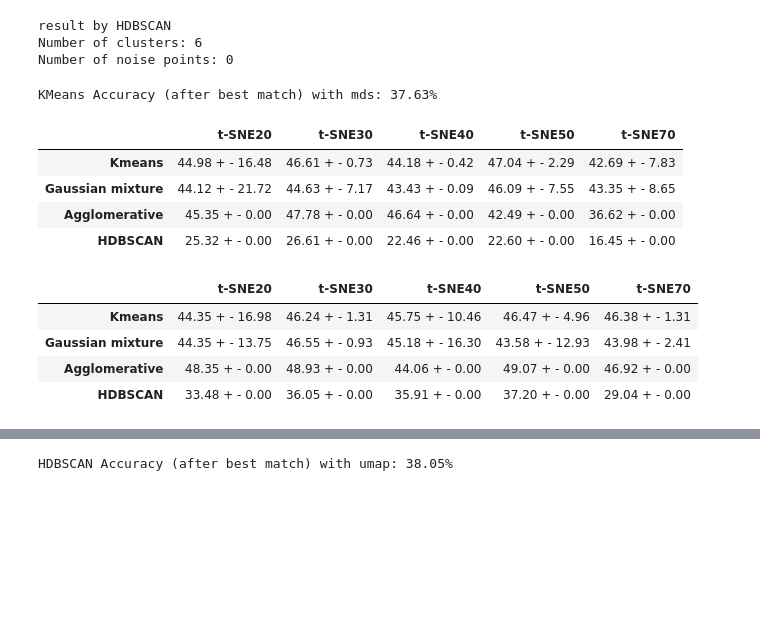
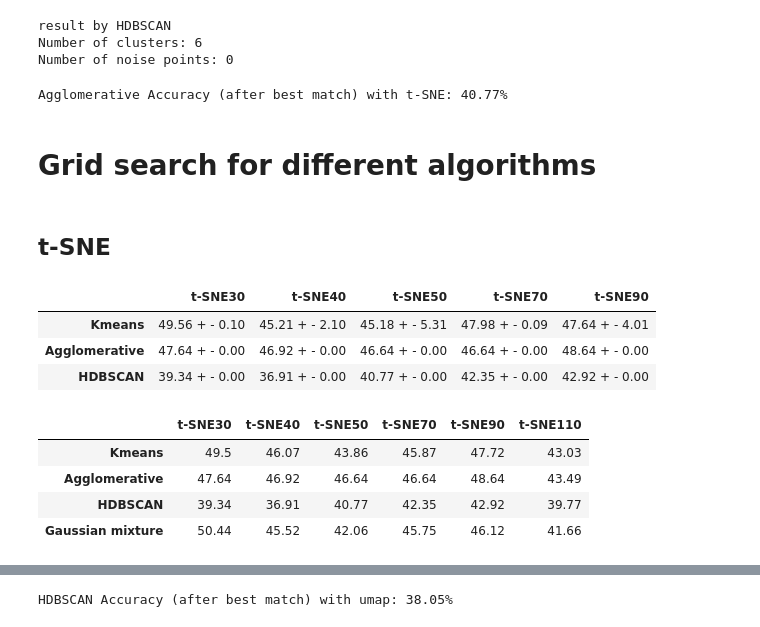
Before and after one commit to PulyaPolya/genres, a Jupyter notebook: ast_embedding_clustering.ipynb, the cells around one changed output, grey strips where cells are left out. Cells and saved outputs as stored; diff of their text form; code cells hidden in the pictures; blank space fills up the shorter version.

```diff
--- a/ast_embedding_clustering.ipynb
+++ b/ast_embedding_clustering.ipynb
@@ -84,7 +75,7 @@ class ASTForGenreClassification(PreTrainedModel):
         return SequenceClassifierOutput(loss=loss, logits=logits)
 # %%
 import os
-os.environ["HF_TOKEN"] =   ""
-model = ASTForGenreClassification.from_pretrained("PolinaKozarovytska/ast_merge", revision= "83580f85ab0b522005a69c7b1bb7f31e0d891589")
+os.environ["HF_TOKEN"] =
+model = ASTForGenreClassification.from_pretrained("PolinaKozarovytska/ast_merge", revision="a760cfb2527c85ad2f72dfb71f6ef100971319af")
 model.eval()  # set to evaluation mode
 # %% [output]
@@ -153,14 +143,18 @@ lst[10]
 # %%
 from tqdm import tqdm
 import torch
+target_time = 1020
 def get_embeddings(X, y):
     spectrograms = {}
     target_time = 1020
     for i in tqdm(range(len(y))):
         spec = X[i]
         label = y[i]
+        # if spec.shape[0] > target_time:
+        #     spec = spec[:target_time, :]
         if spec.shape[0] > target_time:
-            spec = spec[:target_time, :]
+            start = (spec.shape[0] - target_time) // 2
+            spec = spec[start: start + target_time, :]
         spec = torch.tensor(spec, dtype=torch.float32).unsqueeze(0)
         try:
             with torch.no_grad():
@@ -316,21 +307,25 @@ aligned_predicted_labels = np.array([mapping[label] for label in predicted_label
 accuracy = (aligned_predicted_labels == true_labels_enc).mean()
 print(f"{algorithm} Accuracy (after best match) with {reduction}: {accuracy:.2%}")
 # %% [output]
-KMeans Accuracy (after best match) with mds: 37.63%
+Agglomerative Accuracy (after best match) with t-SNE: 40.77%
 # %%
-# from sklearn.cluster import AgglomerativeClustering
+from sklearn.cluster import AgglomerativeClustering
 algorithm = "Agglomerative"
-agglomerative = AgglomerativeClustering(n_clusters=7).fit(spectrograms_reduced)
+agglomerative = AgglomerativeClustering(n_clusters=7, linkage = "complete").fit(spectrograms_reduced)
 predicted_labels = agglomerative.labels_
+# %% [markdown]
+# Grid search for different algorithms
+# %% [markdown]
+## t-SNE
 # %%
 # testing different parameters for tsne
 import pandas as pd
 from tqdm import tqdm
 import random
 num_trials = 5
-values = [20, 30, 40, 50, 70]
+values = [ 30, 40, 50, 70, 90, 110]
 reduction_names = [ "t-SNE" + str(elem) for elem in values]
-algorithms_names = ["Kmeans", "Gaussian mixture",  "Agglomerative", "HDBSCAN"]
+algorithms_names = ["Kmeans",  "Agglomerative", "HDBSCAN", "Gaussian mixture"]
 seeds = []
 df = pd.DataFrame(
     [[[] for _ in reduction_names] for _ in algorithms_names],
@@ -341,18 +336,19 @@ for i in tqdm(range(num_trials)):
     seed = random.randint(0, 2**21-1)
     seeds.append(seed)
     for j, perpl in enumerate(values):
-        spectrograms_reduced = TSNE(n_components=3, perplexity=perpl, random_state=42).fit_transform(spectrograms_scaled)
+        spectrograms_reduced = TSNE(n_components=2, perplexity=perpl, random_state=42).fit_transform(spectrograms_scaled)
         for algorithm in algorithms_names:
             #print(algorithm)
             try:
                 predicted_labels= cluster_points(name= algorithm, spectrograms_reduced=spectrograms_reduced, num_cluster = 7,
-                                                seed = seed, min_cluster_size =15, max_cluster_size= 120, eigen_tol= eigen_tol)
+                                                seed = seed, min_cluster_size =15, max_cluster_size= 120, eigen_tol= 0.0)
                 acc = get_accuracy(true_labels_enc, predicted_labels)
                 df.at[algorithm,reduction_names[j]].append( "{:.2f}".format(acc*100))
             except Exception as e:
                 print(f"problems with method {algorithm}, {reduction}")
+                print(e)
 # %%
-df_averages = pd.DataFrame(index=algorithms_names, columns=reduction_names) # tsne with 3 components
+df_averages = pd.DataFrame(index=algorithms_names, columns=reduction_names) #no tsne with 3 components
 for reduction in reduction_names:
         for algorithm in algorithms_names:
             scores = np.array(df.at[algorithm, reduction], dtype=float)
@@ -361,23 +357,22 @@ for reduction in reduction_names:
             df_averages.at[algorithm, reduction] = f"{mean} + - {var}"
 df_averages
 # %% [output]
-|  | t-SNE20 | t-SNE30 | t-SNE40 | t-SNE50 | t-SNE70 |
-| Kmeans | 44.98 + - 16.48 | 46.61 + - 0.73 | 44.18 + - 0.42 | 47.04 + - 2.29 | 42.69 + - 7.83 |
-| Gaussian mixture | 44.12 + - 21.72 | 44.63 + - 7.17 | 43.43 + - 0.09 | 46.09 + - 7.55 | 43.35 + - 8.65 |
-| Agglomerative | 45.35 + - 0.00 | 47.78 + - 0.00 | 46.64 + - 0.00 | 42.49 + - 0.00 | 36.62 + - 0.00 |
-| HDBSCAN | 25.32 + - 0.00 | 26.61 + - 0.00 | 22.46 + - 0.00 | 22.60 + - 0.00 | 16.45 + - 0.00 |
+|  | t-SNE30 | t-SNE40 | t-SNE50 | t-SNE70 | t-SNE90 |
+| Kmeans | 49.56 + - 0.10 | 45.21 + - 2.10 | 45.18 + - 5.31 | 47.98 + - 0.09 | 47.64 + - 4.01 |
+| Agglomerative | 47.64 + - 0.00 | 46.92 + - 0.00 | 46.64 + - 0.00 | 46.64 + - 0.00 | 48.64 + - 0.00 |
+| HDBSCAN | 39.34 + - 0.00 | 36.91 + - 0.00 | 40.77 + - 0.00 | 42.35 + - 0.00 | 42.92 + - 0.00 |
 # %%
 df_averages = pd.DataFrame(index=algorithms_names, columns=reduction_names) # tsne with 2 components
 for reduction in reduction_names:
         for algorithm in algorithms_names:
             scores = np.array(df.at[algorithm, reduction], dtype=float)
             mean = "{:.2f}".format(np.mean(scores))
             var ="{:.2f}".format(np.var(scores))
-            df_averages.at[algorithm, reduction] = f"{mean} + - {var}"
+            df_averages.at[algorithm, reduction] = float(mean) #float(mean) #f"{mean} + - {var}"
 df_averages
 # %% [output]
-|  | t-SNE20 | t-SNE30 | t-SNE40 | t-SNE50 | t-SNE70 |
-| Kmeans | 44.35 + - 16.98 | 46.24 + - 1.31 | 45.75 + - 10.46 | 46.47 + - 4.96 | 46.38 + - 1.31 |
-| Gaussian mixture | 44.35 + - 13.75 | 46.55 + - 0.93 | 45.18 + - 16.30 | 43.58 + - 12.93 | 43.98 + - 2.41 |
-| Agglomerative | 48.35 + - 0.00 | 48.93 + - 0.00 | 44.06 + - 0.00 | 49.07 + - 0.00 | 46.92 + - 0.00 |
-| HDBSCAN | 33.48 + - 0.00 | 36.05 + - 0.00 | 35.91 + - 0.00 | 37.20 + - 0.00 | 29.04 + - 0.00 |
+|  | t-SNE30 | t-SNE40 | t-SNE50 | t-SNE70 | t-SNE90 | t-SNE110 |
+| Kmeans | 49.5 | 46.07 | 43.86 | 45.87 | 47.72 | 43.03 |
+| Agglomerative | 47.64 | 46.92 | 46.64 | 46.64 | 48.64 | 43.49 |
+| HDBSCAN | 39.34 | 36.91 | 40.77 | 42.35 | 42.92 | 39.77 |
+| Gaussian mixture | 50.44 | 45.52 | 42.06 | 45.75 | 46.12 | 41.66 |
```
Also changed, not shown: parts of 23 cells of this notebook, 1 other file.
